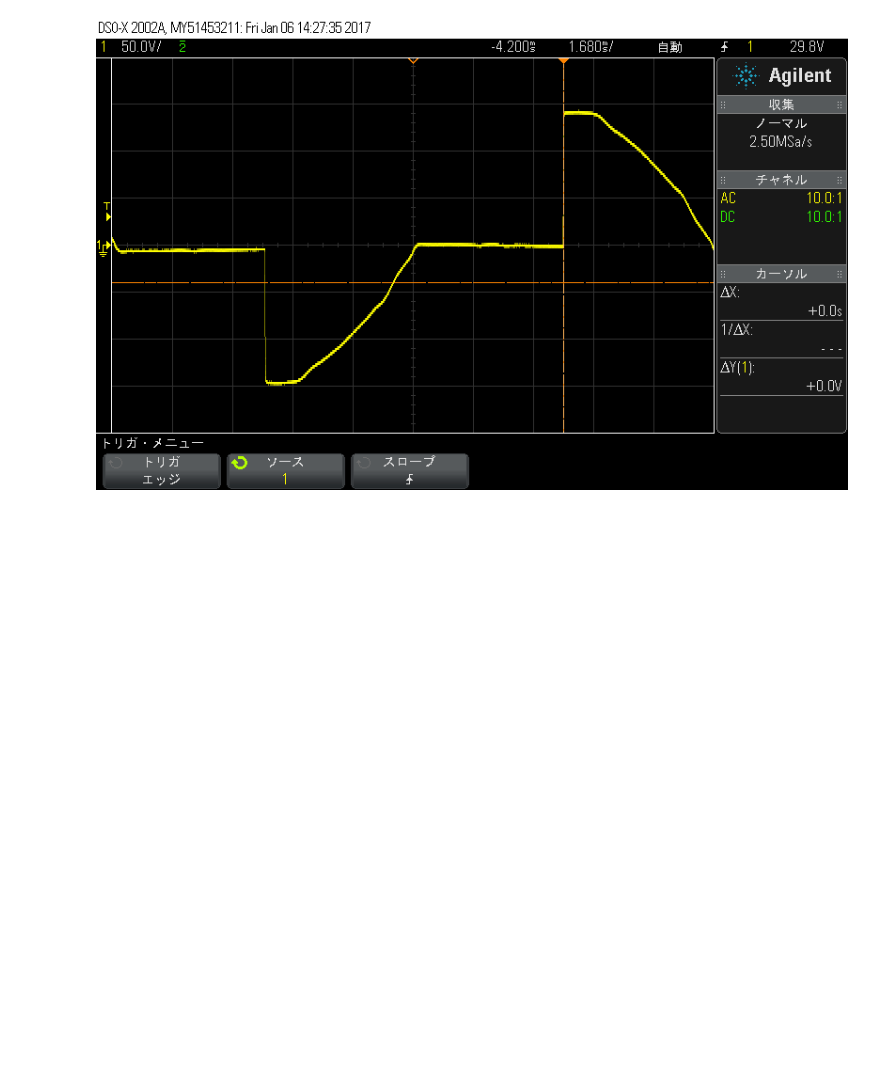
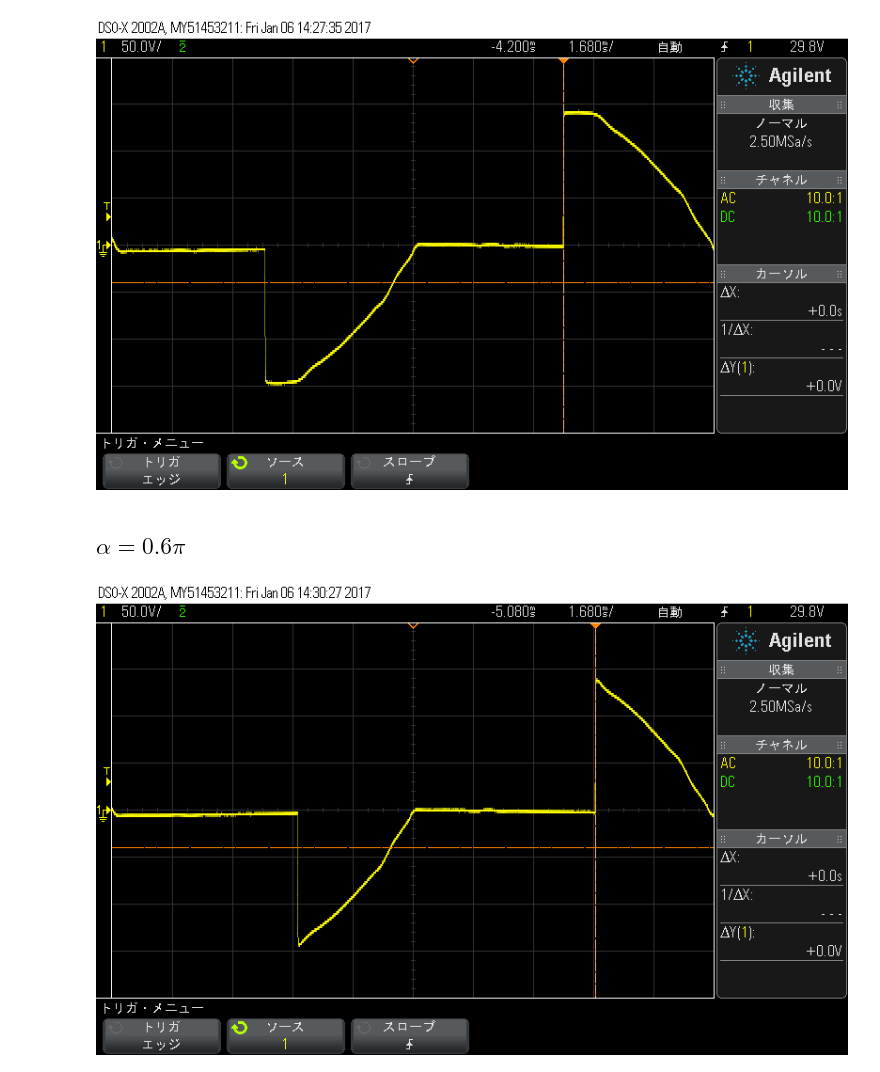
Before and after one commit to genya0407/jisshub, a Jupyter notebook: regulator/スイッチングレギュレーター.ipynb, the cells around one changed output. Saved outputs shown, nothing was run; the diff lists cells and outputs as text; code cells hidden in the pictures; blank space fills up the shorter version.

```diff
--- a/regulator/スイッチングレギュレーター.ipynb
+++ b/regulator/スイッチングレギュレーター.ipynb
@@ -269,3 +178,9 @@ nil
 File.open('data/jikken15/0.5.png')
 # %% [output]
 [figure]
+# %% [markdown]
+## $\alpha = 0.6 \pi$
+# %%
+File.open('data/jikken15/0.6.png')
+# %% [output]
+[figure, added]
```
Also changed, not shown: parts of 22 cells of this notebook, 4 other files.
